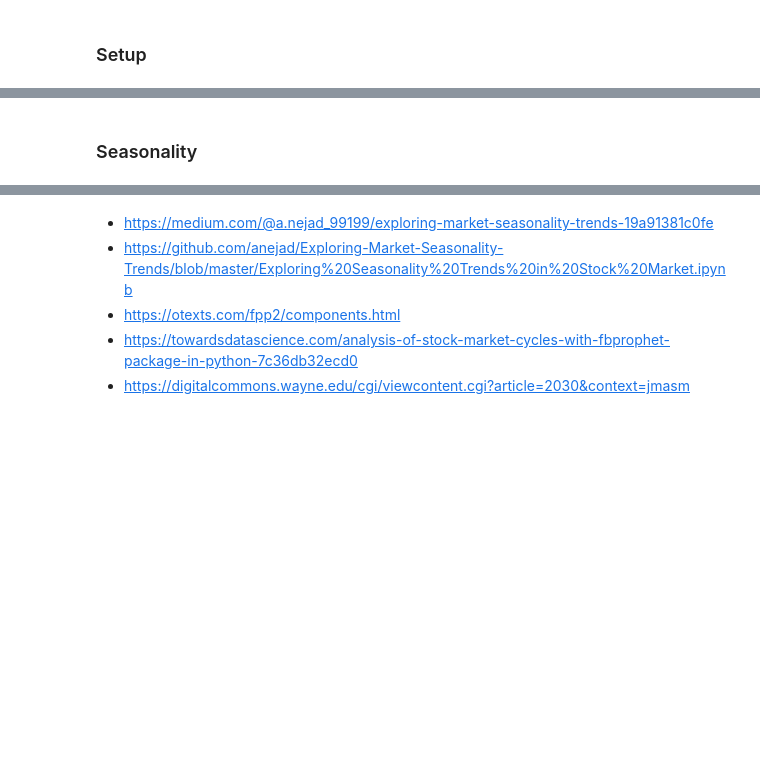
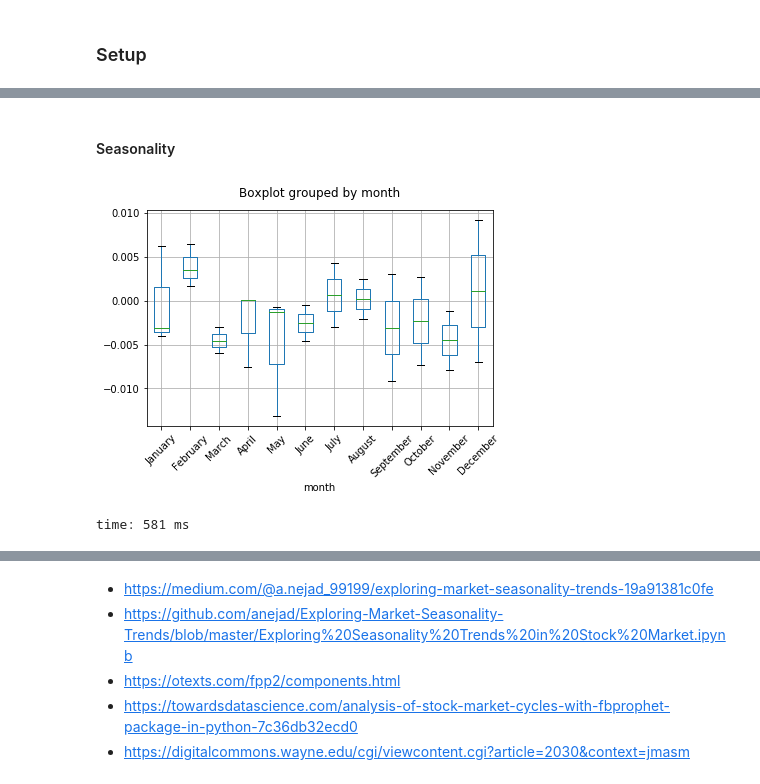
Before and after one commit to Chaoste/nlp-stocks, a Jupyter notebook: research/15.0-Stocks-Regression-Analysis.ipynb, the cells around one changed output, grey strips where cells are left out. Saved outputs shown, nothing was run; the diff lists cells and outputs as text; code cells hidden in the pictures; blank space fills up the shorter version.

```diff
--- a/research/15.0-Stocks-Regression-Analysis.ipynb
+++ b/research/15.0-Stocks-Regression-Analysis.ipynb
@@ -194,12 +165,14 @@ print(unitroot.ADF(gspc_train).regression.summary())
 # %% [markdown]
-### Seasonality
+#### Seasonality
 # %%
-# plt.plot(gspc.open)
-r = gspc.otc
+r = price.boxcox
 monthly_returns = r.groupby([r.index.year.rename('year'), r.index.month.rename('month')]).mean()
 monthly_returns = pd.DataFrame(monthly_returns.reset_index().values, columns=('year', 'month', 'return'))
 ax = monthly_returns.boxplot(column='return', by='month')
 ax.set_title('')
 labels = [item.get_text() for item in ax.get_xticklabels()]
 plt.xticks(monthly_returns.iloc[:12].month, [get_month(x) for x in monthly_returns.iloc[:12].month], rotation=45)
 plt.tick_params(axis='both', which='major')
+# %% [output]
+[figure, added]
+time: 581 ms
```
Also changed, not shown: parts of 55 cells of this notebook, 2 other files.
